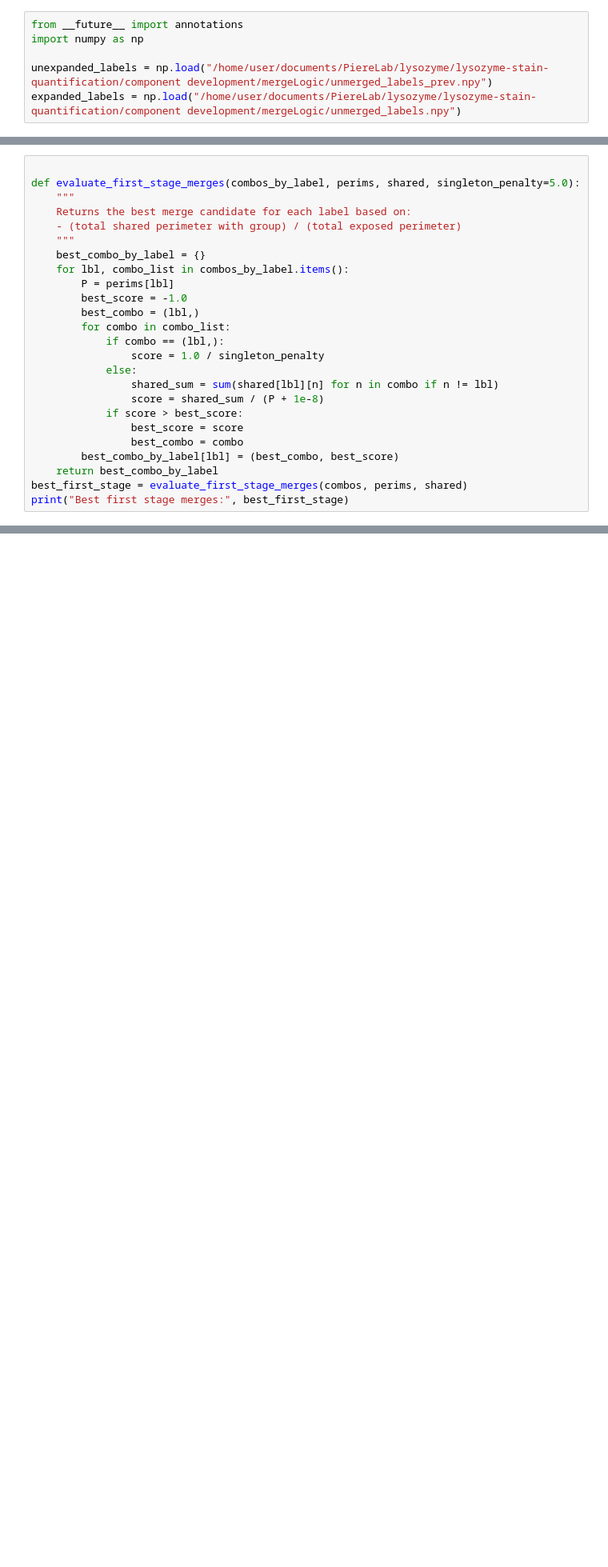
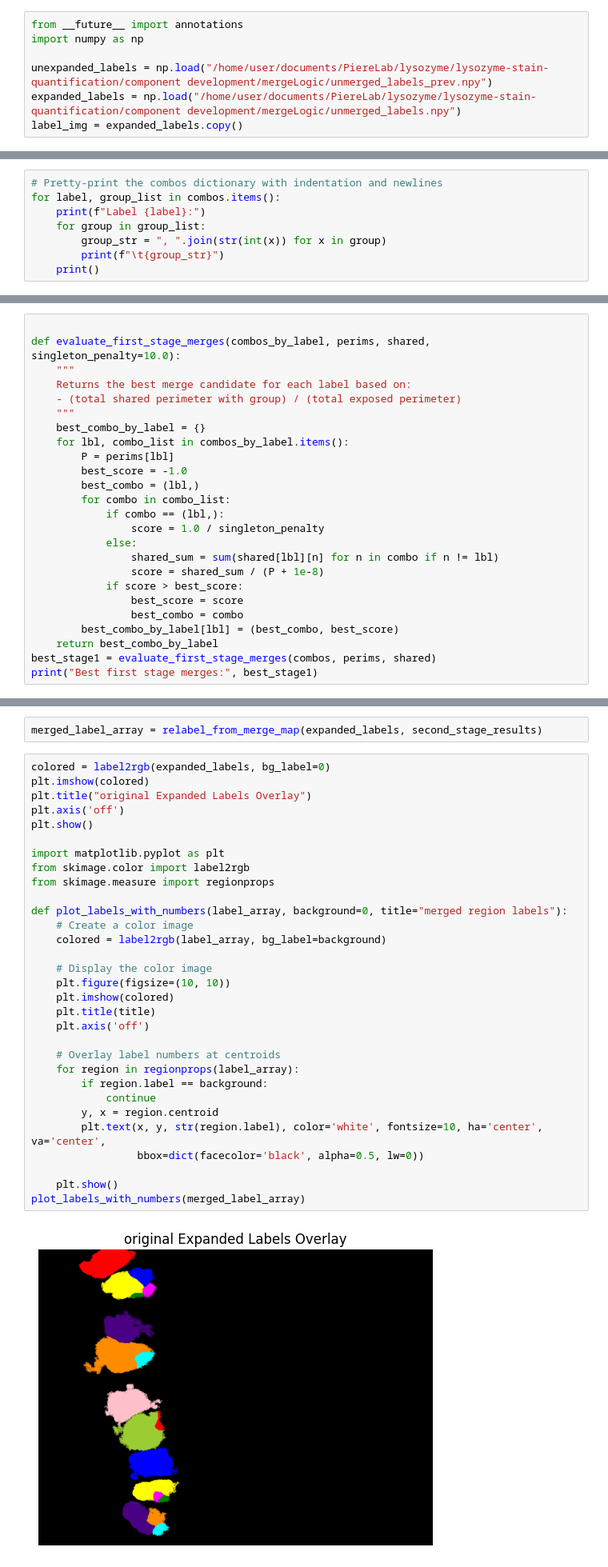
Before and after one commit to pbert5/lysozyme-stain-quantification, a Jupyter notebook: component development/mergeLogic/merge_logic_developmemnt.ipynb, the cells around one changed output, grey strips where cells are left out. Shown at 80% size. Drawn from its saved outputs; the diff is of its cells as text; blank space fills up the shorter version.

```diff
--- a/component development/mergeLogic/merge_logic_developmemnt.ipynb
+++ b/component development/mergeLogic/merge_logic_developmemnt.ipynb
@@ -4,6 +4,7 @@ import numpy as np
 
 unexpanded_labels = np.load("/home/user/documents/PiereLab/lysozyme/lysozyme-stain-quantification/component development/mergeLogic/unmerged_labels_prev.npy")
 expanded_labels = np.load("/home/user/documents/PiereLab/lysozyme/lysozyme-stain-quantification/component development/mergeLogic/unmerged_labels.npy")
+label_img = expanded_labels.copy()
 # %%
 
 from skimage.color import label2rgb
@@ -197,0 +212,8 @@ Combos by label: defaultdict(<class 'list'>, {1: [(1,), (1, np.int32(3))], np.in
+# %%
+# Pretty-print the combos dictionary with indentation and newlines
+for label, group_list in combos.items():
+    print(f"Label {label}:")
+    for group in group_list:
+        group_str = ", ".join(str(int(x)) for x in group)
+        print(f"\t{group_str}")
+    print()
@@ -229,6 +494,6 @@ Selects the best scoring group as the first-stage merge candidate
 # %%
 
-def evaluate_first_stage_merges(combos_by_label, perims, shared, singleton_penalty=5.0):
+def evaluate_first_stage_merges(combos_by_label, perims, shared, singleton_penalty=10.0):
     """
     Returns the best merge candidate for each label based on:
     - (total shared perimeter with group) / (total exposed perimeter)
@@ -249,6 +514,6 @@ def evaluate_first_stage_merges(combos_by_label, perims, shared, singleton_penal
                 best_combo = combo
         best_combo_by_label[lbl] = (best_combo, best_score)
     return best_combo_by_label
-best_first_stage = evaluate_first_stage_merges(combos, perims, shared)
-print("Best first stage merges:", best_first_stage)
+best_stage1 = evaluate_first_stage_merges(combos, perims, shared)
+print("Best first stage merges:", best_stage1)
 # %% [output]
@@ -492,0 +715,35 @@ Label            Combo     ratio1     ratio2   shared_sum  exposed  dist_to_COM
+# %%
+merged_label_array = relabel_from_merge_map(expanded_labels, second_stage_results)
+# %%
+colored = label2rgb(expanded_labels, bg_label=0)
+plt.imshow(colored)
+plt.title("original Expanded Labels Overlay")
+plt.axis('off')
+plt.show()
+
+import matplotlib.pyplot as plt
+from skimage.color import label2rgb
+from skimage.measure import regionprops
+
+def plot_labels_with_numbers(label_array, background=0, title="merged region labels"):
+    # Create a color image
+    colored = label2rgb(label_array, bg_label=background)
+
+    # Display the color image
+    plt.figure(figsize=(10, 10))
+    plt.imshow(colored)
+    plt.title(title)
+    plt.axis('off')
+
+    # Overlay label numbers at centroids
+    for region in regionprops(label_array):
+        if region.label == background:
+            continue
+        y, x = region.centroid
+        plt.text(x, y, str(region.label), color='white', fontsize=10, ha='center', va='center',
+                 bbox=dict(facecolor='black', alpha=0.5, lw=0))
+
+    plt.show()
+plot_labels_with_numbers(merged_label_array)
+# %% [output]
+[figure, added]
```
Also changed, not shown: parts of 38 cells of this notebook.
